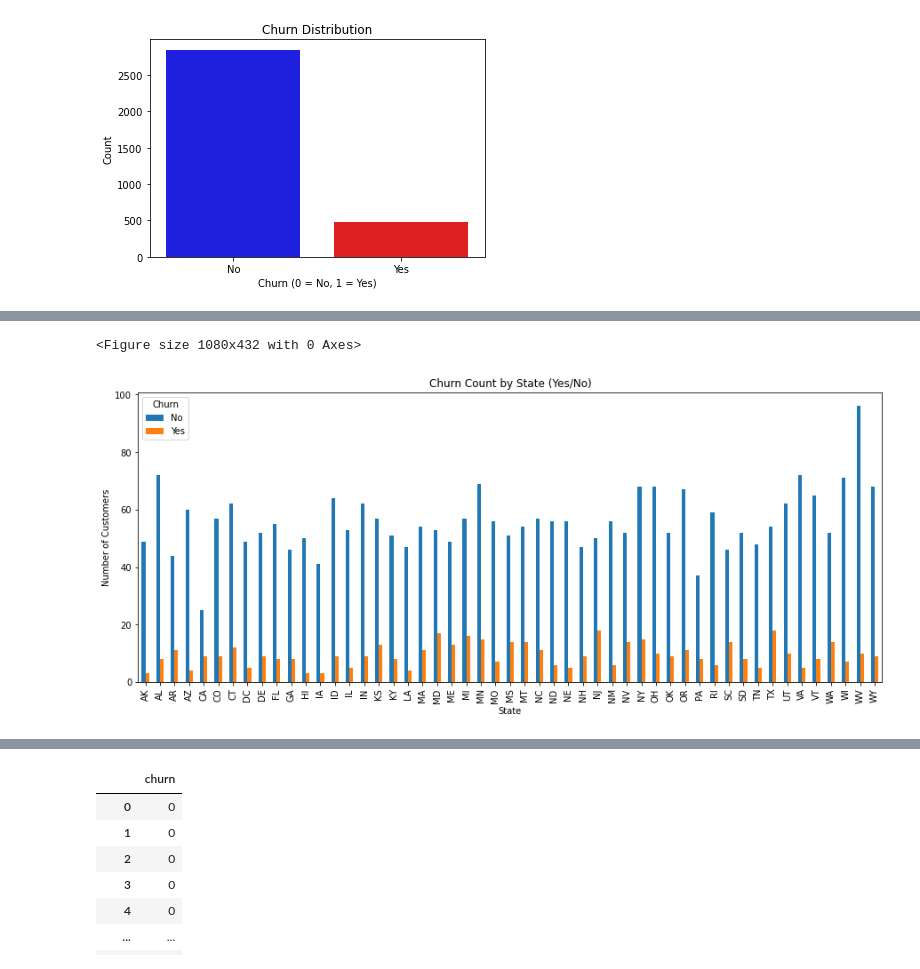
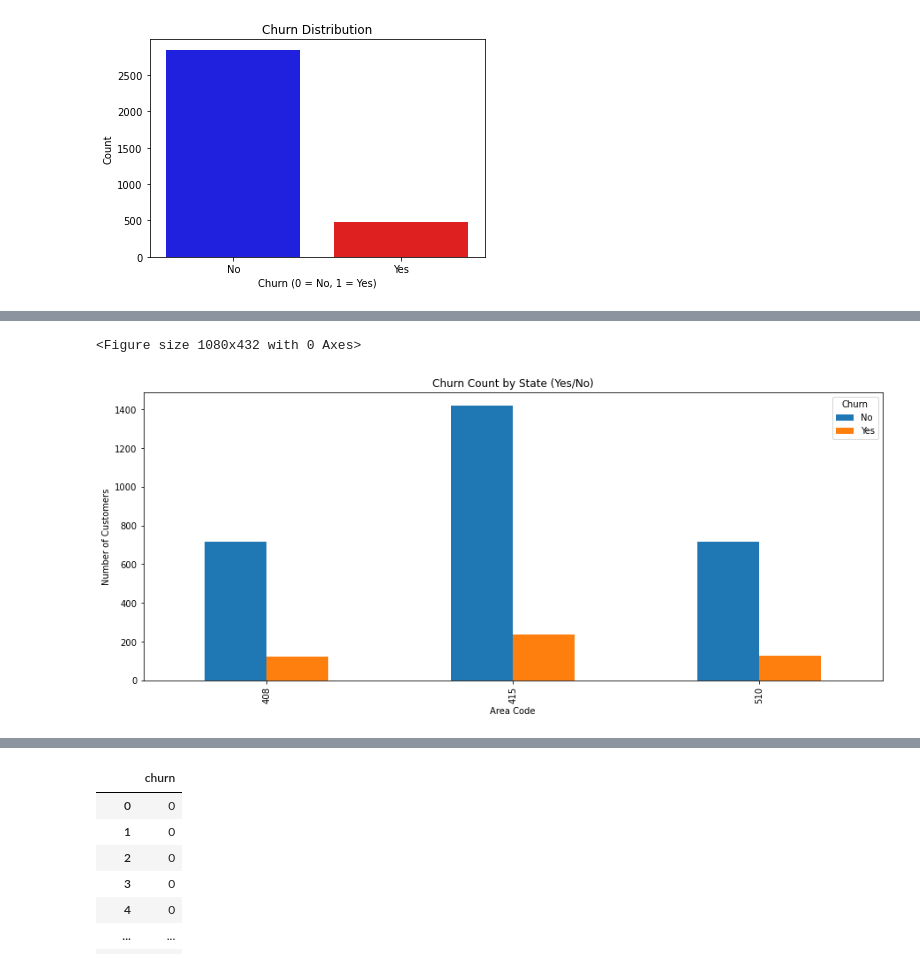
Before and after one commit to ianbett-hub/Phase-3-Project, a Jupyter notebook: dsc-phase-3-project.ipynb, the cells around one changed output, grey strips where cells are left out. Cells and saved outputs as stored; diff of their text form; code cells hidden in the pictures.

```diff
--- a/dsc-phase-3-project.ipynb
+++ b/dsc-phase-3-project.ipynb
@@ -77,0 +143,3 @@ memory usage: 524.2+ KB
+# %%
+# Removing whitespaces in the column name and replacing with '_'
+df.columns = df.columns.str.replace(' ', '_')
@@ -90,0 +218,3 @@ df.describe()
+# %%
+df = df.drop(columns=['total_day_minutes', 'total_eve_minutes', 'total_night_minutes', 'total_intl_minutes'])
+df.info()
@@ -132,16 +342,16 @@ plt.show()
 # %%
-# Grouping by state
-churn_by_state = df.groupby(['state', 'churn']).size().unstack()
+# Grouping by Area Code
+churn_by_area_code = df.groupby(['area_code', 'churn']).size().unstack()
 
 # Plot
 plt.figure(figsize=(15, 6))
-churn_by_state.plot(kind='bar', figsize=(15, 6))
-plt.xlabel("State")
+churn_by_area_code.plot(kind='bar', figsize=(15, 6))
+plt.xlabel("Area Code")
 plt.ylabel("Number of Customers")
 plt.title("Churn Count by State (Yes/No)")
 plt.legend(title="Churn", labels=["No", "Yes"])
 plt.xticks(rotation=90)
 plt.show()
 # %% [output]
 <Figure size 1080x432 with 0 Axes>
-[figure, old version]
+[figure, new version]
```
Also changed, not shown: parts of 82 cells of this notebook.
